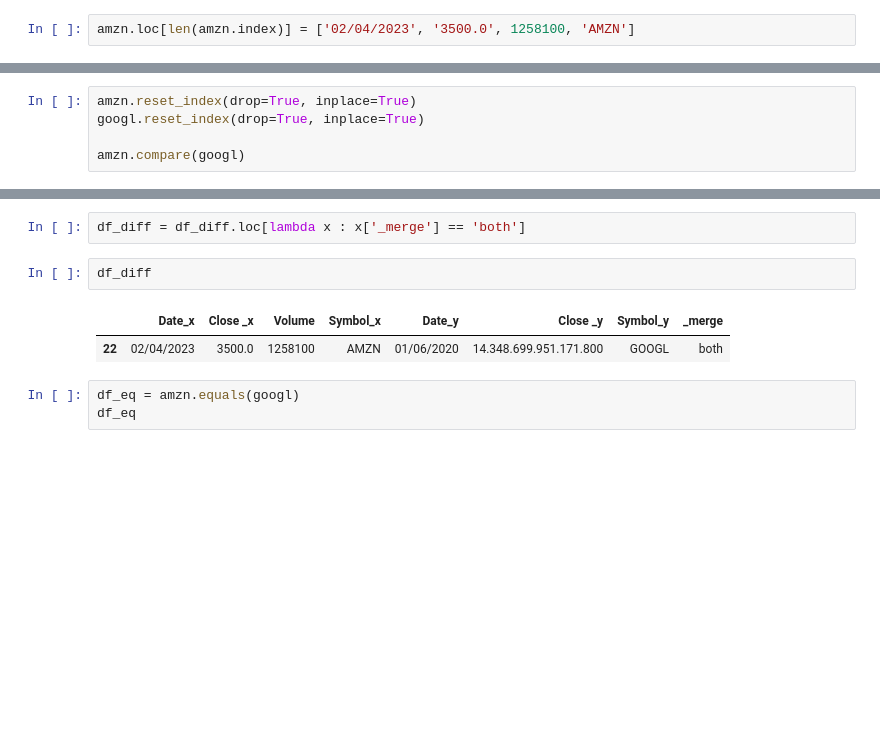
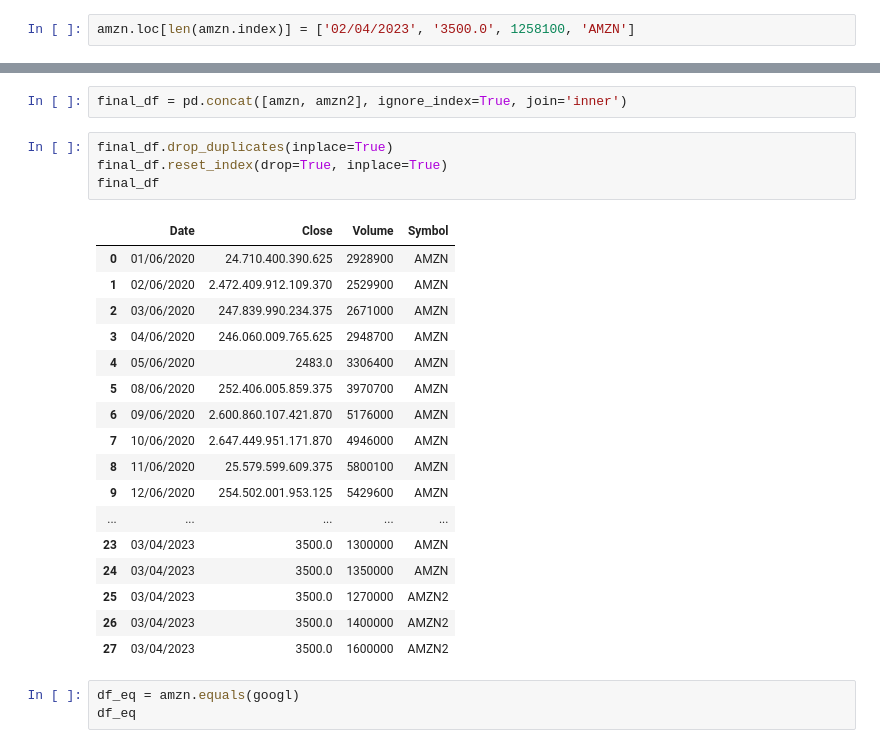
Before and after one commit to jrjosias2/PythonScripts, a Jupyter notebook: Cloud_Academy/Data_wrangling/data_wrangling.ipynb, the cells around one changed output, grey strips where cells are left out. Drawn from its saved outputs; the diff is of its cells as text; blank space fills up the shorter version.

```diff
--- a/Cloud_Academy/Data_wrangling/data_wrangling.ipynb
+++ b/Cloud_Academy/Data_wrangling/data_wrangling.ipynb
@@ -92,5 +147,0 @@ amzn
-# %%
-amzn.reset_index(drop=True, inplace=True)
-googl.reset_index(drop=True, inplace=True)
-
-amzn.compare(googl)
@@ -118,10 +148,27 @@ df_diff
-# %%
-df_diff = df_diff.loc[lambda x : x['_merge'] == 'both']
-# %%
-df_diff
-# %% [output]
-|  | Date_x | Close _x | Volume | Symbol_x | Date_y | Close _y | Symbol_y | _merge |
-| 22 | 02/04/2023 | 3500.0 | 1258100 | AMZN | 01/06/2020 | 14.348.699.951.171.800 | GOOGL | both |
+# %%
+final_df = pd.concat([amzn, amzn2], ignore_index=True, join='inner')
+# %%
+final_df.drop_duplicates(inplace=True)
+final_df.reset_index(drop=True, inplace=True)
+final_df
+# %% [output]
+|  | Date | Close | Volume | Symbol |
+| 0 | 01/06/2020 | 24.710.400.390.625 | 2928900 | AMZN |
+| 1 | 02/06/2020 | 2.472.409.912.109.370 | 2529900 | AMZN |
+| 2 | 03/06/2020 | 247.839.990.234.375 | 2671000 | AMZN |
+| 3 | 04/06/2020 | 246.060.009.765.625 | 2948700 | AMZN |
+| 4 | 05/06/2020 | 2483.0 | 3306400 | AMZN |
+| 5 | 08/06/2020 | 252.406.005.859.375 | 3970700 | AMZN |
+| 6 | 09/06/2020 | 2.600.860.107.421.870 | 5176000 | AMZN |
+| 7 | 10/06/2020 | 2.647.449.951.171.870 | 4946000 | AMZN |
+| 8 | 11/06/2020 | 25.579.599.609.375 | 5800100 | AMZN |
+| 9 | 12/06/2020 | 254.502.001.953.125 | 5429600 | AMZN |
+| ... | ... | ... | ... | ... |
+| 23 | 03/04/2023 | 3500.0 | 1300000 | AMZN |
+| 24 | 03/04/2023 | 3500.0 | 1350000 | AMZN |
+| 25 | 03/04/2023 | 3500.0 | 1270000 | AMZN2 |
+| 26 | 03/04/2023 | 3500.0 | 1400000 | AMZN2 |
+| 27 | 03/04/2023 | 3500.0 | 1600000 | AMZN2 |
 # %%
 df_eq = amzn.equals(googl)
 df_eq
```
Also changed, not shown: parts of 11 cells of this notebook.
